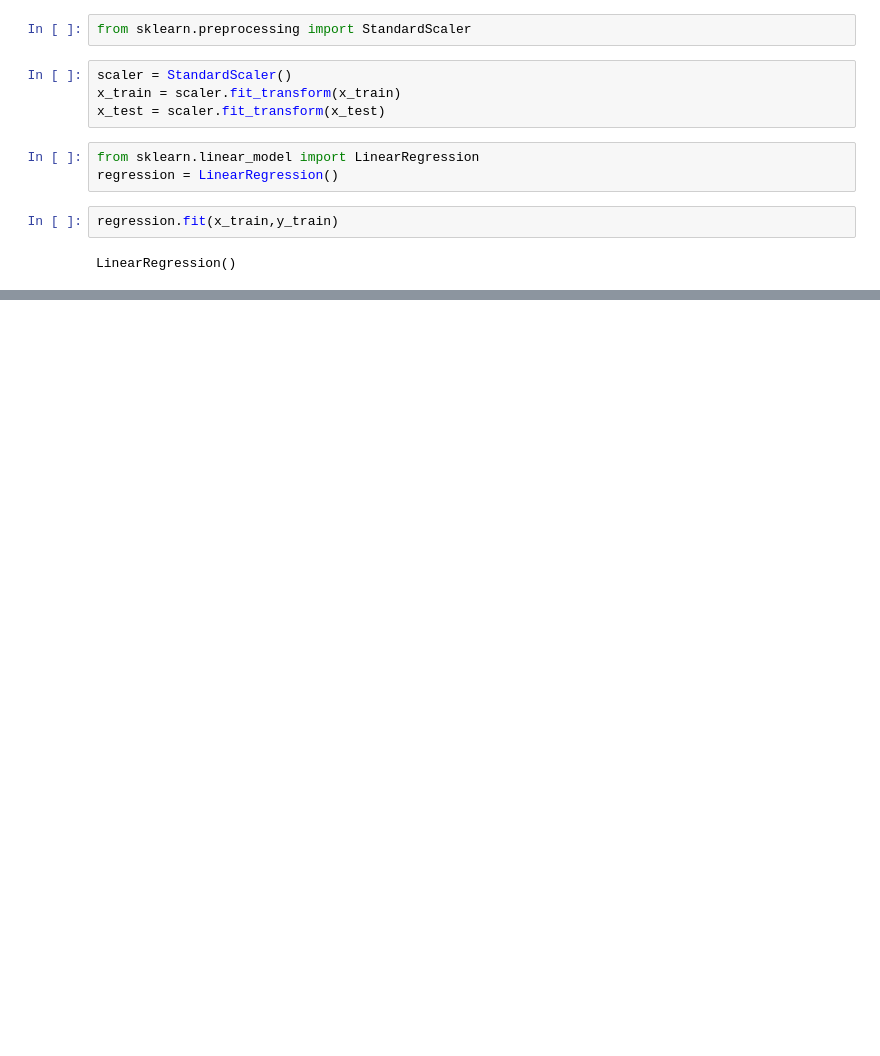
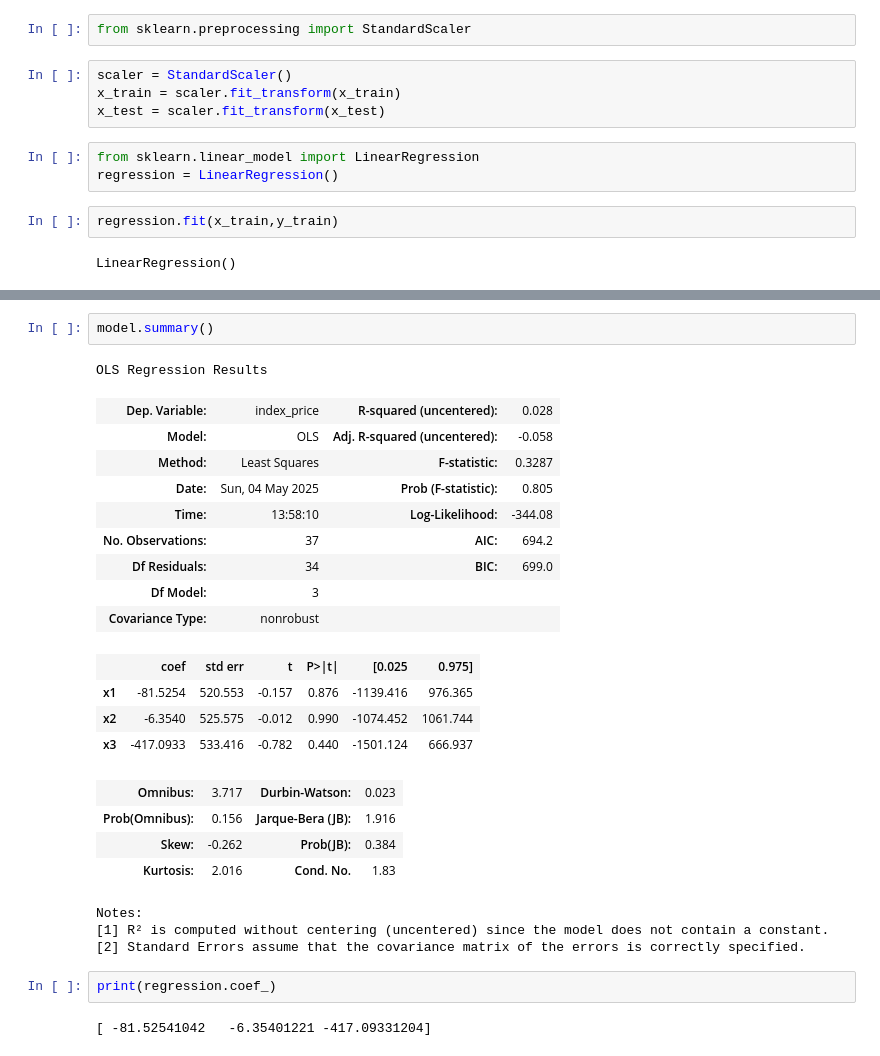
Before and after one commit to sdrapinski/python-ml-2024, a Jupyter notebook: udemy/linear_regresion/multiple_liar_regresion.ipynb, the cells around one changed output, grey strips where cells are left out. Saved outputs shown, nothing was run; the diff lists cells and outputs as text; blank space fills up the shorter version.

```diff
--- a/udemy/linear_regresion/multiple_liar_regresion.ipynb
+++ b/udemy/linear_regresion/multiple_liar_regresion.ipynb
@@ -97,0 +175,28 @@ validation_score = cross_val_score(regression,x_train,y_train,scoring='neg_mean_
+# %%
+model.summary()
+# %% [output]
+OLS Regression Results
+| Dep. Variable: | index_price | R-squared (uncentered): | 0.028 |
+| Model: | OLS | Adj. R-squared (uncentered): | -0.058 |
+| Method: | Least Squares | F-statistic: | 0.3287 |
+| Date: | Sun, 04 May 2025 | Prob (F-statistic): | 0.805 |
+| Time: | 13:58:10 | Log-Likelihood: | -344.08 |
+| No. Observations: | 37 | AIC: | 694.2 |
+| Df Residuals: | 34 | BIC: | 699.0 |
+| Df Model: | 3 |  |  |
+| Covariance Type: | nonrobust |  |  |
+|  | coef | std err | t | P>|t| | [0.025 | 0.975] |
+| x1 | -81.5254 | 520.553 | -0.157 | 0.876 | -1139.416 | 976.365 |
+| x2 | -6.3540 | 525.575 | -0.012 | 0.990 | -1074.452 | 1061.744 |
+| x3 | -417.0933 | 533.416 | -0.782 | 0.440 | -1501.124 | 666.937 |
+| Omnibus: | 3.717 | Durbin-Watson: | 0.023 |
+| Prob(Omnibus): | 0.156 | Jarque-Bera (JB): | 1.916 |
+| Skew: | -0.262 | Prob(JB): | 0.384 |
+| Kurtosis: | 2.016 | Cond. No. | 1.83 |
+Notes:
+[1] R² is computed without centering (uncentered) since the model does not contain a constant.
+[2] Standard Errors assume that the covariance matrix of the errors is correctly specified.
+# %%
+print(regression.coef_)
+# %% [output]
+[ -81.52541042   -6.35401221 -417.09331204]
```
Also changed, not shown: parts of 15 cells of this notebook.
